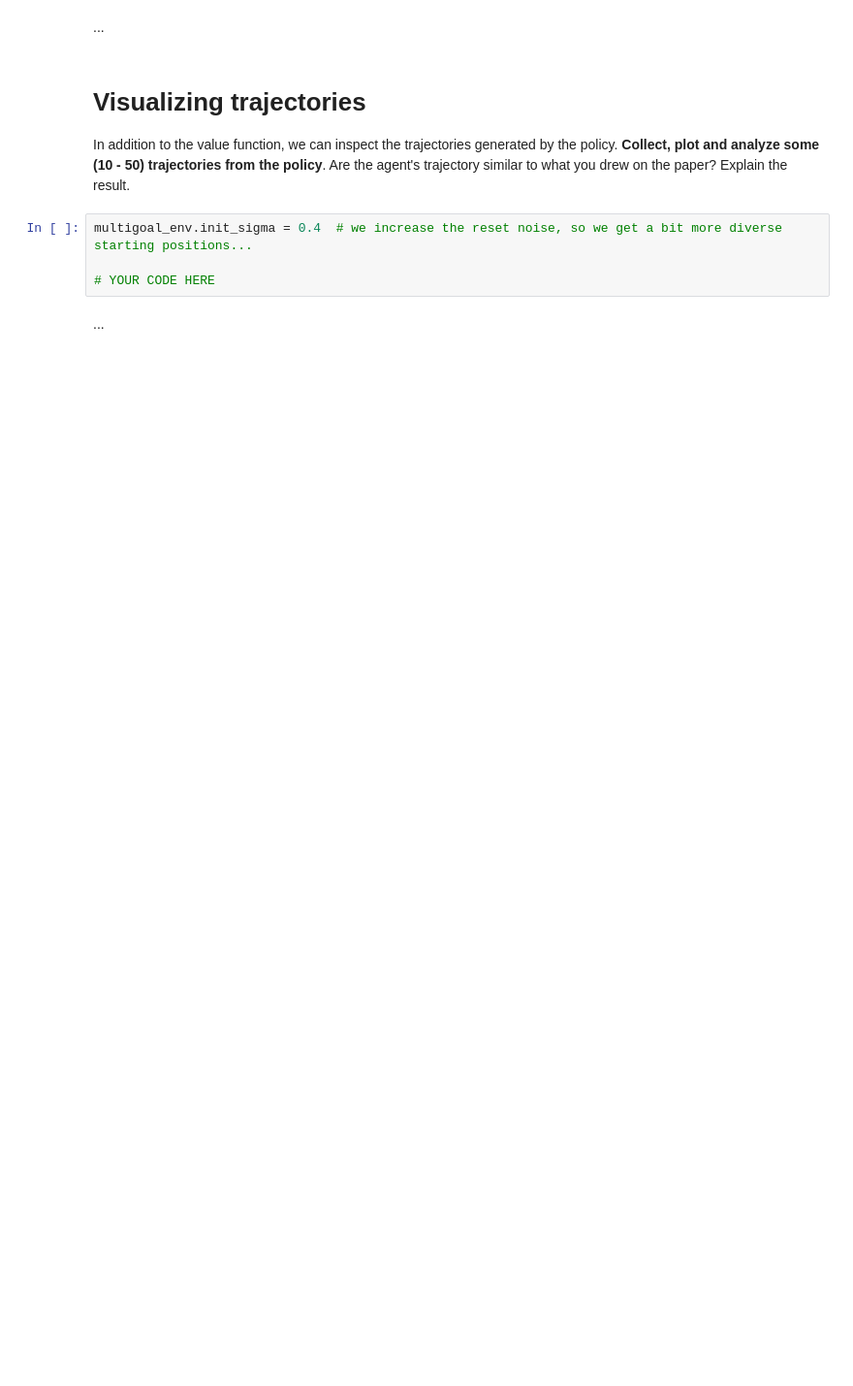
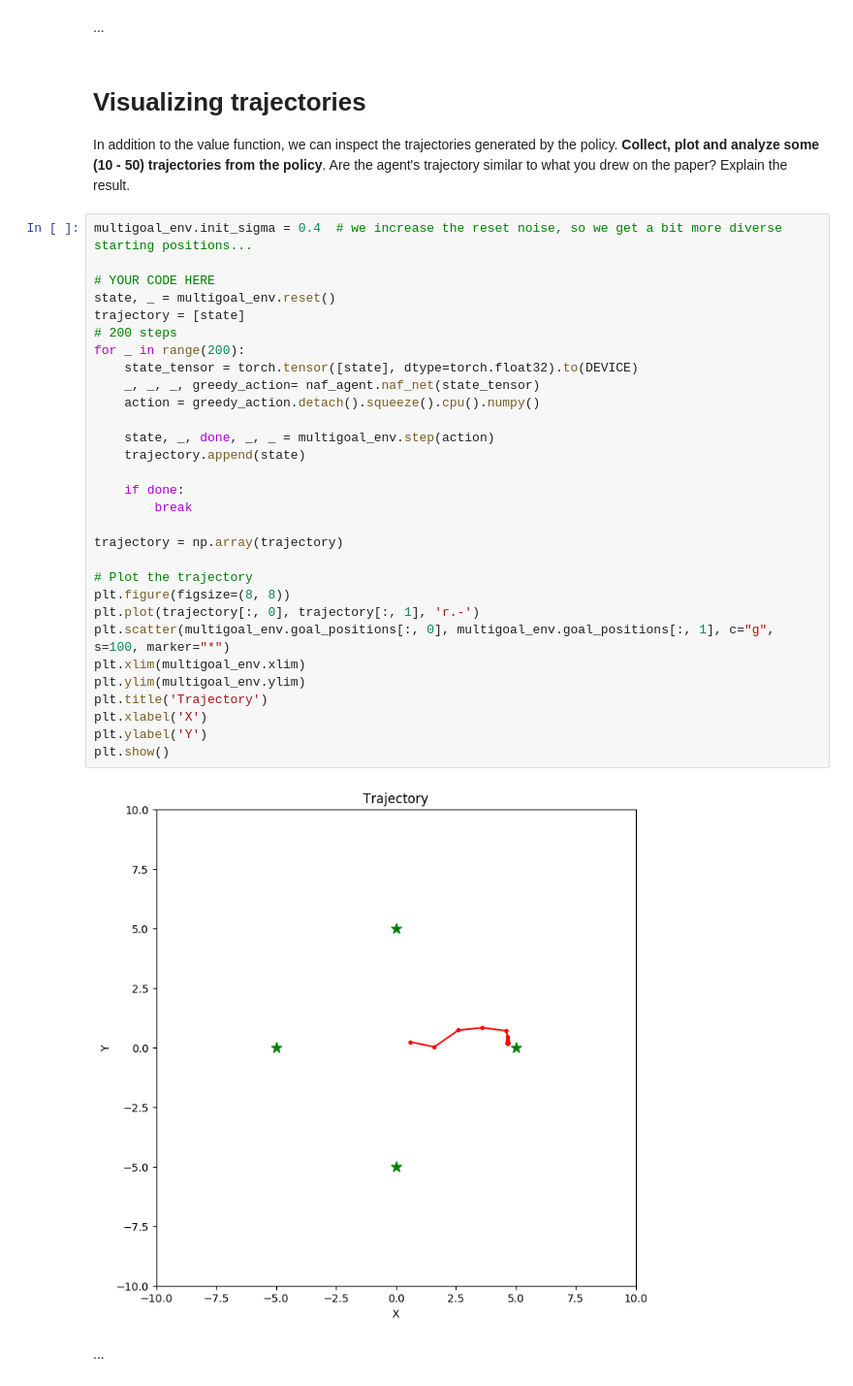
Before and after one commit to bluelancer/WASPRL2022Lab2, a Jupyter notebook: Lab.ipynb, the cells around one changed output. Shown: that part at 97% size. Drawn from its saved outputs; the diff is of its cells as text; blank space fills up the shorter version.

```diff
--- a/Lab.ipynb
+++ b/Lab.ipynb
@@ -352,7 +427,35 @@ In addition to the value function, we can inspect the trajectories generated by
 # %%
 multigoal_env.init_sigma = 0.4  # we increase the reset noise, so we get a bit more diverse starting positions...
 
 # YOUR CODE HERE
+state, _ = multigoal_env.reset()
+trajectory = [state]
+# 200 steps
+for _ in range(200):
+    state_tensor = torch.tensor([state], dtype=torch.float32).to(DEVICE)
+    _, _, _, greedy_action= naf_agent.naf_net(state_tensor)
+    action = greedy_action.detach().squeeze().cpu().numpy()
+
+    state, _, done, _, _ = multigoal_env.step(action)
+    trajectory.append(state)
+
+    if done:
+        break
+
+trajectory = np.array(trajectory)
+
+# Plot the trajectory
+plt.figure(figsize=(8, 8))
+plt.plot(trajectory[:, 0], trajectory[:, 1], 'r.-')
+plt.scatter(multigoal_env.goal_positions[:, 0], multigoal_env.goal_positions[:, 1], c="g", s=100, marker="*")
+plt.xlim(multigoal_env.xlim)
+plt.ylim(multigoal_env.ylim)
+plt.title('Trajectory')
+plt.xlabel('X')
+plt.ylabel('Y')
+plt.show()
+# %% [output]
+[figure, added]
 # %% [markdown]
 ...
 # %% [markdown]
```
Also changed, not shown: parts of 11 cells of this notebook.
